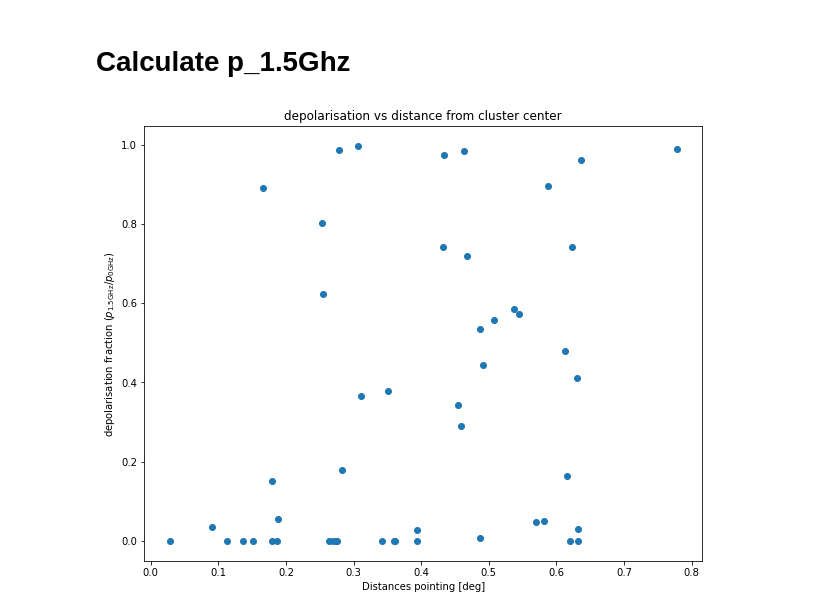
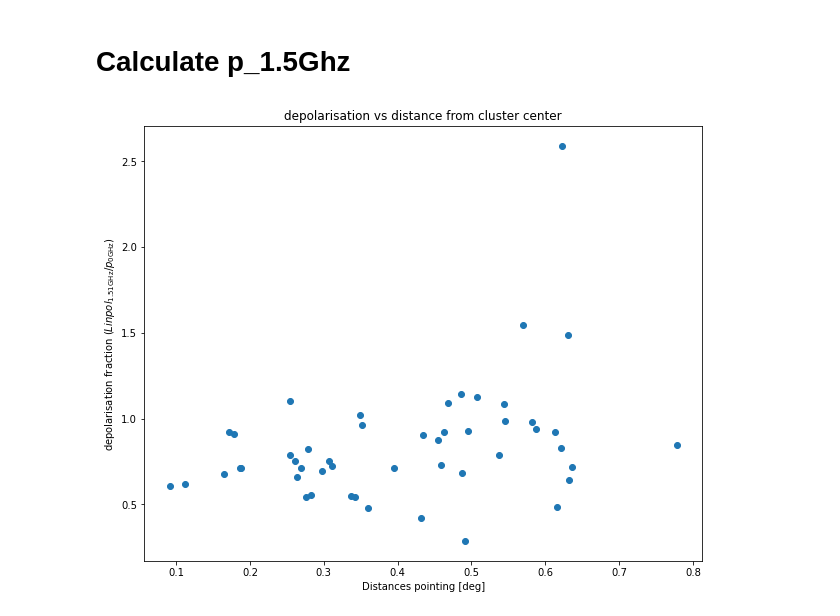
Before and after one commit to Woutmg/Meerkat_FracPol_New, a Jupyter notebook: MCMC_analyser.ipynb, the cells around one changed output. Drawn from its saved outputs; the diff is of its cells as text; code cells hidden in the pictures.

```diff
--- a/MCMC_analyser.ipynb
+++ b/MCMC_analyser.ipynb
@@ -163,7 +190,7 @@ conf_int = scipy.stats.chi2.cdf(sigma**2,1)
 red_chi_lim = scipy.stats.chi2.ppf(conf_int, 20)/20
 print('reduced chisqw at 5 sigma is: ' + str(red_chi_lim))
 
-mask_inspec = np.argwhere((sigma_list[:,0]<400)&(redchisq_QU_list < 25)&(p0_list[:,0]<0.15))#&(np.abs(RM_list[:,0]) < 200))
+mask_inspec = np.argwhere((sigma_list[:,0]<100)&(redchisq_QU_list < 40)&(p0_list[:,0]<0.5))#&(np.abs(RM_list[:,0]) < 200))
 print(len(mask_inspec))
 # %% [output]
 reduced chisqw at 5 sigma is: 5.829015193547232
@@ -423,10 +485,10 @@ depol_rat_data = p_select[6,:]/p0_list[:,0]
 # %%
 plt.figure(figsize=(10,8))
 plt.title('depolarisation vs distance from cluster center')
-#plt.scatter(distances_cluster[mask_inspec], depol_rat_data[mask_inspec])
-plt.scatter(distances_cluster[mask_inspec], depol_rat[mask_inspec])
+plt.scatter(distances_cluster[mask_inspec], depol_rat_data[mask_inspec])
+#plt.scatter(distances_cluster[mask_inspec], depol_rat[mask_inspec])
 plt.xlabel('Distances pointing [deg]')
-plt.ylabel('depolarisation fraction ($p_{1.5\mathrm{GHz}}$/$p_{0\mathrm{GHz}}$)')
+plt.ylabel('depolarisation fraction ($Linpol_{1.51\mathrm{GHz}}$/$p_{0\mathrm{GHz}}$)')
 plt.show()
 # %% [output]
-[figure, old version]
+[figure, new version]
```
Also changed, not shown: parts of 11 cells of this notebook, 3 other files.
